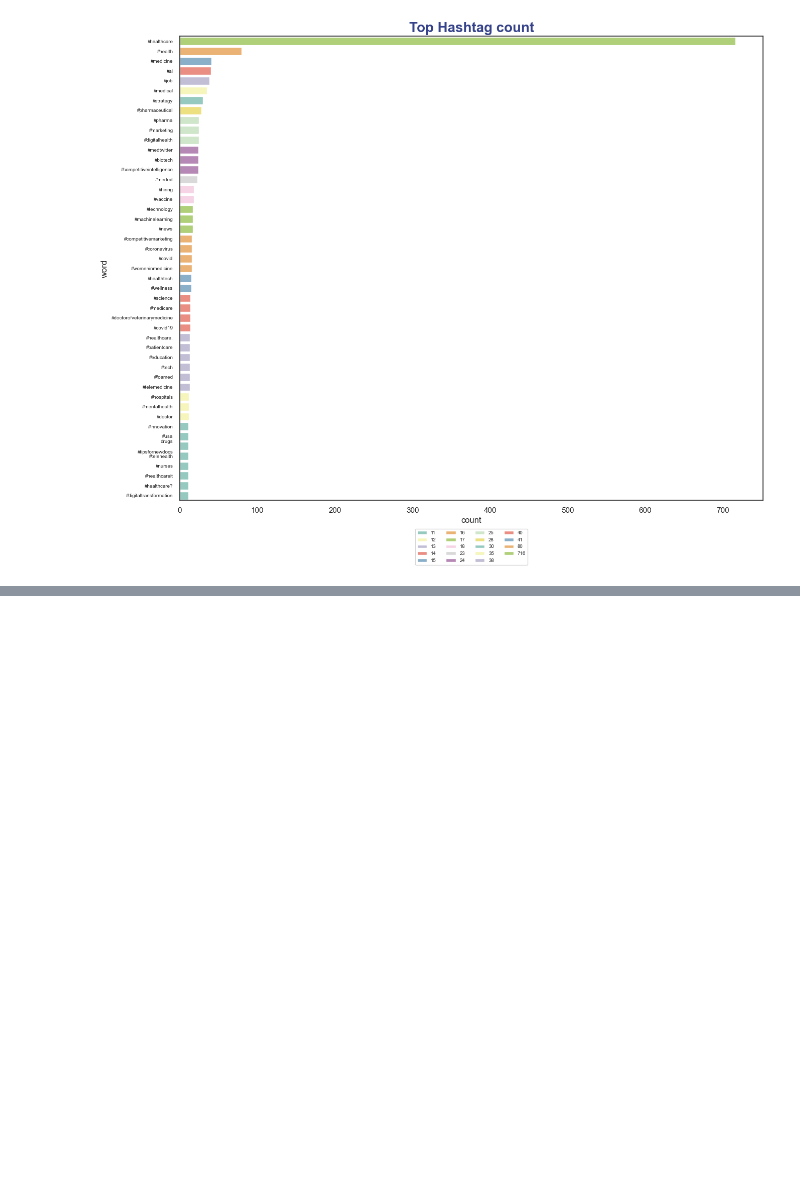
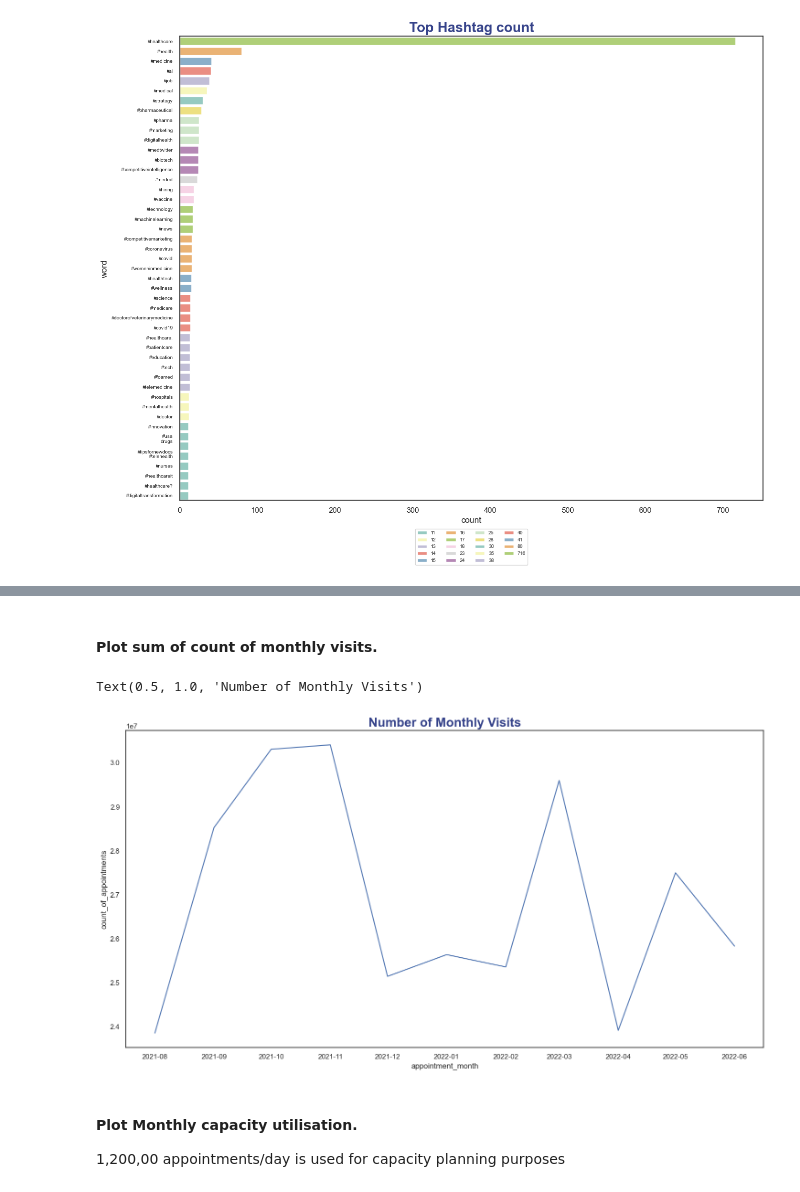
Before and after one commit to DimaBrikach/NHS_Assignment, a Jupyter notebook: Dzmitry_Brykach_DA201_Assignment.ipynb, the cells around one changed output, grey strips where cells are left out. Drawn from its saved outputs; the diff is of its cells as text; code cells hidden in the pictures; blank space fills up the shorter version.

Commit message:
added visualisations for assignment 6

```diff
--- a/Dzmitry_Brykach_DA201_Assignment.ipynb
+++ b/Dzmitry_Brykach_DA201_Assignment.ipynb
@@ -679,0 +696,5 @@ ax.tick_params(axis = 'y', labelsize = 7)
+# %%
+# Filter the data set to only look at data from 2021-08 onwards.
+appts_regional_filtered = appts_regional[appts_regional['appointment_month']>= '2021-08']
+appts_regional_filtered.head()
+appts_regional_filtered.tail()
@@ -679,0 +710,4 @@ ax.tick_params(axis = 'y', labelsize = 7)
+# %%
+#Create an aggregated data set to review the different features.
+appts_regional_agg = appts_regional_filtered.groupby(['appointment_month', 'appointment_status', 'hcp_type', 'appointment_mode','time_between_book_and_appointment',])['count_of_appointments'].sum().reset_index()
+appts_regional_agg.head()
@@ -679,0 +721,8 @@ ax.tick_params(axis = 'y', labelsize = 7)
+# %%
+# Determine the total number of appointments per month.
+appt_reg_mothly = appts_regional_agg.groupby('appointment_month')['count_of_appointments'].sum().reset_index()
+appt_reg_mothly.head()
+# Add a new column to indicate the average utilisation of services.
+# Monthly aggregate / 30 to get to a daily value.
+appt_reg_mothly['resource_utilization'] = (appt_reg_mothly['count_of_appointments'] / 30).round(1)
+appt_reg_mothly
@@ -679,0 +742,11 @@ ax.tick_params(axis = 'y', labelsize = 7)
+# %% [markdown]
+#### Plot sum of count of monthly visits.
+# %%
+plt.figure(figsize=(18,9))
+sns.lineplot(x = 'appointment_month', y = 'count_of_appointments', data=appt_reg_mothly).set_title('Number of Monthly Visits', fontsize=20, fontweight='bold', color='#36438A', fontfamily='arial')
+# %% [output]
+Text(0.5, 1.0, 'Number of Monthly Visits')
+[figure, added]
+# %% [markdown]
+#### Plot Monthly capacity utilisation.
+1,200,00 appointments/day is used for capacity planning purposes
```
Also changed, not shown: parts of 31 cells of this notebook.
